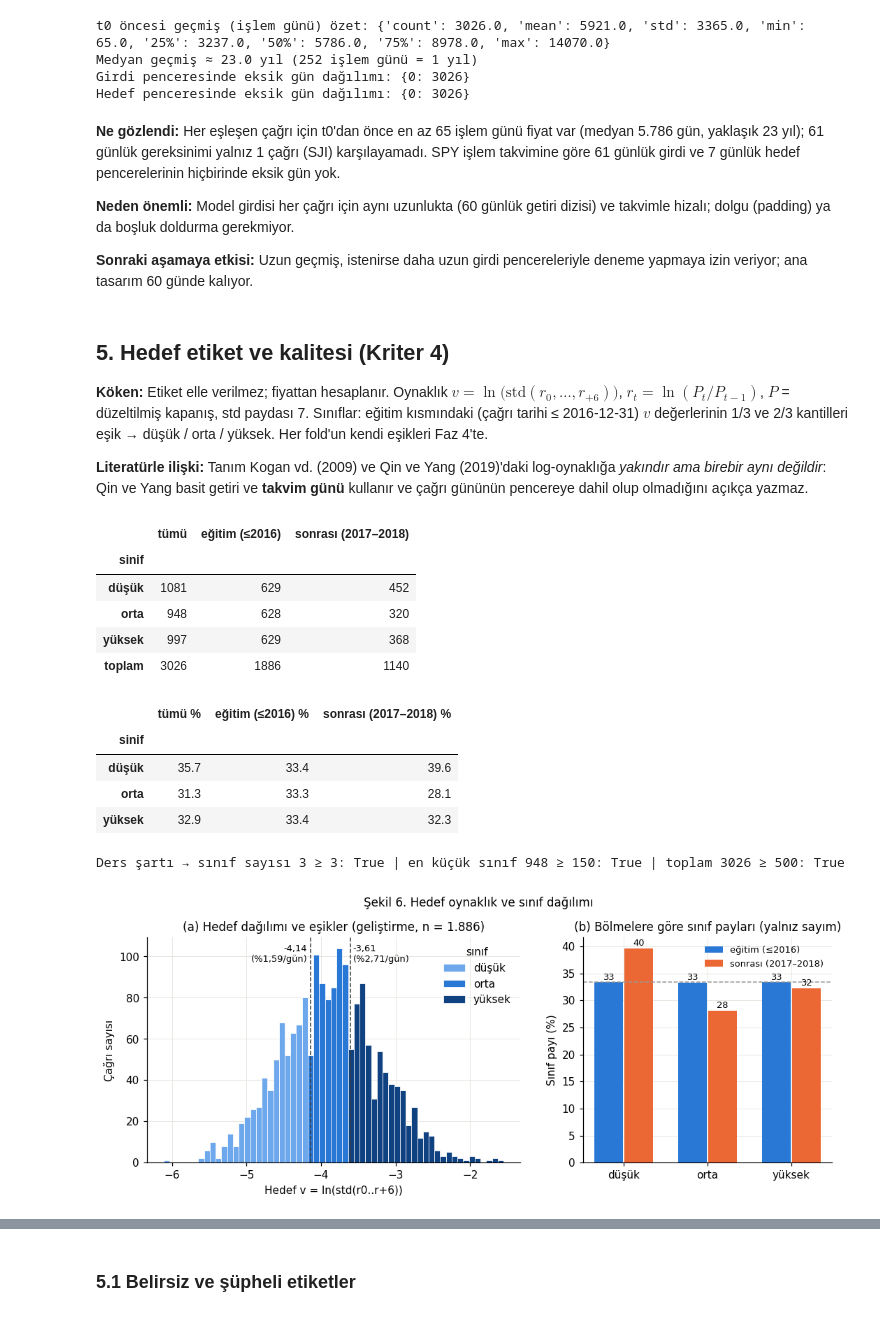
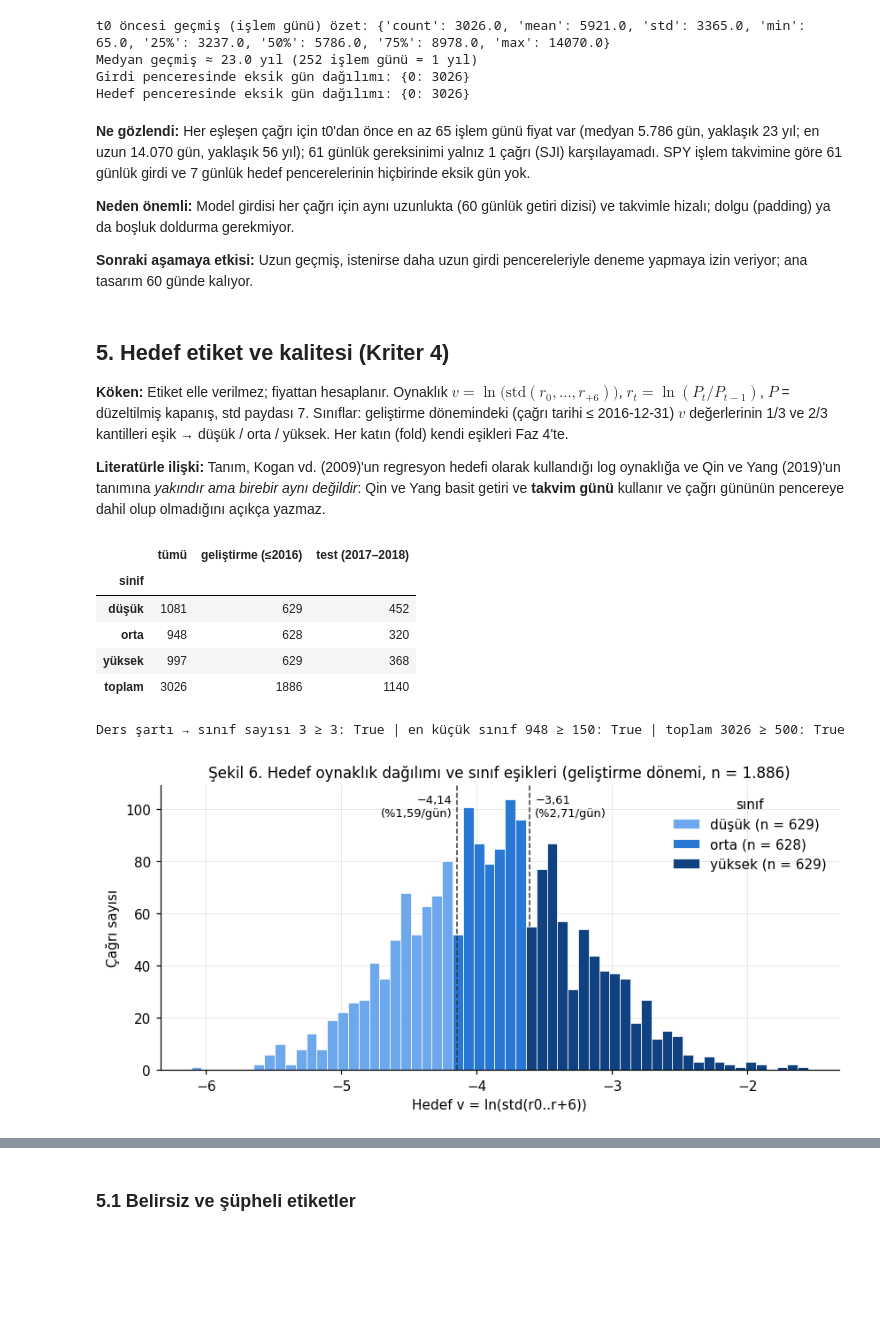
Before and after one commit to emirhanok1/kazanc-oynaklik, a Jupyter notebook: notebooks/01_veri_edinme_eslestirme.ipynb, the cells around one changed output, grey strips where cells are left out. Drawn from its saved outputs; the diff is of its cells as text; code cells hidden in the pictures; blank space fills up the shorter version.

```diff
--- a/notebooks/01_veri_edinme_eslestirme.ipynb
+++ b/notebooks/01_veri_edinme_eslestirme.ipynb
@@ -53,10 +53,10 @@ def kaydet(fig, ad):
 
 def tr(x, nd=0):
     """Sayıyı Türkçe yazar: binlik nokta, ondalık virgül (3.026 ; 3,73)."""
-    return f"{x:,.{nd}f}".replace(",", "§").replace(".", ",").replace("§", ".")
+    return f"{x:,.{nd}f}".replace(",", "§").replace(".", ",").replace("§", ".").replace("-", "−")
 
 
-VIRGUL = FuncFormatter(lambda x, _: f"{x:g}".replace(".", ","))
+VIRGUL = FuncFormatter(lambda x, _: f"{x:g}".replace(".", ",").replace("-", "−"))
 # %% [markdown]
 ## 1. Veri kaynakları ve dosya bütünlüğü (Kriter 2)
 
@@ -150,7 +151,7 @@ ax.set_xscale("log")
 medyan = cagrilar.n_kelime.median()
 for x, et in [(100, "100"), (500, "500"), (medyan, f"medyan {tr(medyan)}")]:
     ax.axvline(x, color=TURUNCU if x != medyan else KOYU, lw=1.2, ls="--")
-    ax.text(x * 1.05, ax.get_ylim()[1] * 0.92, et, fontsize=9, color=KOYU)
+    ax.text(x * (0.95 if x == medyan else 1.05), ax.get_ylim()[1] * 0.92, et, fontsize=9, color=KOYU, ha="right" if x == medyan else "left")
 ax.set_xlabel("Çağrı başına kelime sayısı (log ölçek)")
 ax.set_ylabel("Çağrı sayısı")
 ax.set_title("Şekil 1. MAEC metin uzunluğu dağılımı (n = 3.443 çağrı)")
@@ -305,7 +306,7 @@ Girdi/hedef penceresinde eksik getiri olan çağrı: 0
 # %%
 fig, ax = plt.subplots(figsize=(8.5, 3.4))
 dusen = dokum[dokum.düşen > 0]
-etiketler = ["Başlangıç: MAEC çağrısı"] + list(dusen["adım"]) + ["Nihai: iki modalite tam"]
+etiketler = ["Başlangıç: MAEC çağrısı"] + list(dusen["adım"]) + ["Eşleşme sonrası: iki modalite tam"]
 y = np.arange(len(etiketler))
 ax.barh(y[0], len(durum), color=GRI, height=0.6)
 onceki = len(durum)
@@ -618,7 +619,7 @@ Medyan geçmiş ≈ 23.0 yıl (252 işlem günü = 1 yıl)
 Girdi penceresinde eksik gün dağılımı: {0: 3026}
 Hedef penceresinde eksik gün dağılımı: {0: 3026}
 # %% [markdown]
-**Ne gözlendi:** Her eşleşen çağrı için t0'dan önce en az 65 işlem günü fiyat var (medyan 5.786 gün, yaklaşık 23 yıl); 61 günlük gereksinimi yalnız 1 çağrı (SJI) karşılayamadı. SPY işlem takvimine göre 61 günlük girdi ve 7 günlük hedef pencerelerinin hiçbirinde eksik gün yok.
+**Ne gözlendi:** Her eşleşen çağrı için t0'dan önce en az 65 işlem günü fiyat var (medyan 5.786 gün, yaklaşık 23 yıl; en uzun 14.070 gün, yaklaşık 56 yıl); 61 günlük gereksinimi yalnız 1 çağrı (SJI) karşılayamadı. SPY işlem takvimine göre 61 günlük girdi ve 7 günlük hedef pencerelerinin hiçbirinde eksik gün yok.
 
 **Neden önemli:** Model girdisi her çağrı için aynı uzunlukta (60 günlük getiri dizisi) ve takvimle hizalı; dolgu (padding) ya da boşluk doldurma gerekmiyor.
 
@@ -627,65 +628,48 @@ Hedef penceresinde eksik gün dağılımı: {0: 3026}
 ## 5. Hedef etiket ve kalitesi (Kriter 4)
 
 **Köken:** Etiket elle verilmez; fiyattan hesaplanır. Oynaklık $v = \ln\big(\mathrm{std}(r_0,\dots,r_{+6})\big)$,
-$r_t = \ln(P_t / P_{t-1})$, $P$ = düzeltilmiş kapanış, std paydası 7. Sınıflar: eğitim kısmındaki (çağrı tarihi
-≤ 2016-12-31) $v$ değerlerinin 1/3 ve 2/3 kantilleri eşik → düşük / orta / yüksek. Her fold'un kendi eşikleri Faz 4'te.
+$r_t = \ln(P_t / P_{t-1})$, $P$ = düzeltilmiş kapanış, std paydası 7. Sınıflar: geliştirme dönemindeki (çağrı tarihi
+≤ 2016-12-31) $v$ değerlerinin 1/3 ve 2/3 kantilleri eşik → düşük / orta / yüksek. Her katın (fold) kendi eşikleri Faz 4'te.
 
-**Literatürle ilişki:** Tanım Kogan vd. (2009) ve Qin ve Yang (2019)'daki log-oynaklığa *yakındır ama birebir aynı değildir*:
+**Literatürle ilişki:** Tanım, Kogan vd. (2009)'un regresyon hedefi olarak kullandığı log oynaklığa ve Qin ve Yang (2019)'un tanımına *yakındır ama birebir aynı değildir*:
 Qin ve Yang basit getiri ve **takvim günü** kullanır ve çağrı gününün pencereye dahil olup olmadığını açıkça yazmaz.
 # %%
 siniflar = pd.DataFrame({
     "tümü": tablo.sinif.value_counts().sort_index(),
-    "eğitim (≤2016)": tablo[egitim].sinif.value_counts().sort_index(),
-    "sonrası (2017–2018)": tablo[~egitim].sinif.value_counts().sort_index(),
+    "geliştirme (≤2016)": tablo[egitim].sinif.value_counts().sort_index(),
+    "test (2017–2018)": tablo[~egitim].sinif.value_counts().sort_index(),
 }).rename(index=dict(enumerate(etiket.SINIF_ADLARI)))
 siniflar.loc["toplam"] = siniflar.sum()
 display(siniflar)
-display((100 * siniflar.iloc[:3] / siniflar.iloc[3]).round(1).rename(columns=lambda c: c + " %"))
 n_sinif, en_az, toplam = (siniflar.iloc[:3, 0] > 0).sum(), int(siniflar.iloc[:3, 0].min()), int(siniflar.iloc[3, 0])
 print(f"Ders şartı → sınıf sayısı {n_sinif} ≥ 3: {n_sinif >= 3} | en küçük sınıf {en_az} ≥ 150: {en_az >= 150} | toplam {toplam} ≥ 500: {toplam >= 500}")
 # %% [output]
-|  | tümü | eğitim (≤2016) | sonrası (2017–2018) |
+|  | tümü | geliştirme (≤2016) | test (2017–2018) |
 | sinif |  |  |  |
 | düşük | 1081 | 629 | 452 |
 | orta | 948 | 628 | 320 |
 | yüksek | 997 | 629 | 368 |
 | toplam | 3026 | 1886 | 1140 |
-|  | tümü % | eğitim (≤2016) % | sonrası (2017–2018) % |
-| sinif |  |  |  |
-| düşük | 35.7 | 33.4 | 39.6 |
-| orta | 31.3 | 33.3 | 28.1 |
-| yüksek | 32.9 | 33.4 | 32.3 |
 Ders şartı → sınıf sayısı 3 ≥ 3: True | en küçük sınıf 948 ≥ 150: True | toplam 3026 ≥ 500: True
 # %%
-fig, (a1, a2) = plt.subplots(1, 2, figsize=(11.5, 3.8), gridspec_kw={"width_ratios": [1.5, 1]})
+fig, a1 = plt.subplots(figsize=(9, 3.8))
 kutular = np.linspace(tg.v.min(), tg.v.max(), 60)
 for c in range(3):
     a1.hist(tg.v[tg.sinif == c], bins=kutular, color=SINIF_RENK[c], edgecolor="white", linewidth=0.5,
-            label=etiket.SINIF_ADLARI[c])
+            label=f"{etiket.SINIF_ADLARI[c]} (n = {tr((tg.sinif == c).sum())})")
 for i, e in enumerate(esik):
     a1.axvline(e, color=KOYU, lw=1, ls="--")
-    a1.text(e + (-0.04 if i == 0 else 0.04), a1.get_ylim()[1] * 0.97, f"{tr(e, 2)}\n(%{tr(100 * np.exp(e), 2)}/gün)",
+    a1.text(e + (-0.04 if i == 0 else 0.04), a1.get_ylim()[1] * 0.97, f"{tr(e, 2)}{chr(10)}(%{tr(100 * np.exp(e), 2)}/gün)",
             fontsize=8.5, va="top", ha="right" if i == 0 else "left")
 a1.set_xlabel("Hedef v = ln(std(r0..r+6))")
 a1.set_ylabel("Çağrı sayısı")
+a1.xaxis.set_major_formatter(VIRGUL)
 a1.legend(title="sınıf", frameon=False)
-a1.set_title(f"(a) Hedef dağılımı ve eşikler (geliştirme, n = {tr(len(tg))})")
-x = np.arange(3)
-for j, (kol, renk) in enumerate([("eğitim (≤2016)", MAVI), ("sonrası (2017–2018)", TURUNCU)]):
-    pay = 100 * siniflar[kol].iloc[:3] / siniflar[kol].iloc[3]
-    a2.bar(x + (j - 0.5) * 0.36, pay.values, width=0.34, color=renk, label=kol)
-    for xi, p in zip(x, pay.values):
-        a2.text(xi + (j - 0.5) * 0.36, p + 0.5, f"{p:.0f}", ha="center", fontsize=8.5)
-a2.axhline(100 / 3, color=GRI, lw=1, ls="--")
-a2.set_xticks(x, etiket.SINIF_ADLARI)
-a2.set_ylabel("Sınıf payı (%)")
-a2.legend(frameon=False, fontsize=8.5)
-a2.set_title("(b) Bölmelere göre sınıf payları (yalnız sayım)")
-fig.suptitle("Şekil 6. Hedef oynaklık ve sınıf dağılımı", y=1.02, fontsize=11)
+a1.set_title(f"Şekil 6. Hedef oynaklık dağılımı ve sınıf eşikleri (geliştirme dönemi, n = {tr(len(tg))})")
 kaydet(fig, "f1_06_hedef_siniflar")
 plt.show()
 # %% [output]
-[figure, old version]
+[figure, new version]
 # %% [markdown]
 **Ne gözlendi:** Geliştirme döneminde hedef v tek tepeli ve hafif sağa çarpık. Eşikler −4,14 ve −3,61 (günlük getiri std'si %1,59 ve %2,71); sınıflar tanım gereği dengeli (629/628/629). Test döneminin (2017–2018) sınıf sayıları (452/320/368) yalnız bölme bileşimi olarak raporlanır, yorumlanmaz. Tüm veride 1.081/948/997.
 
```
Also changed, not shown: parts of 26 cells of this notebook, 48 other files.
